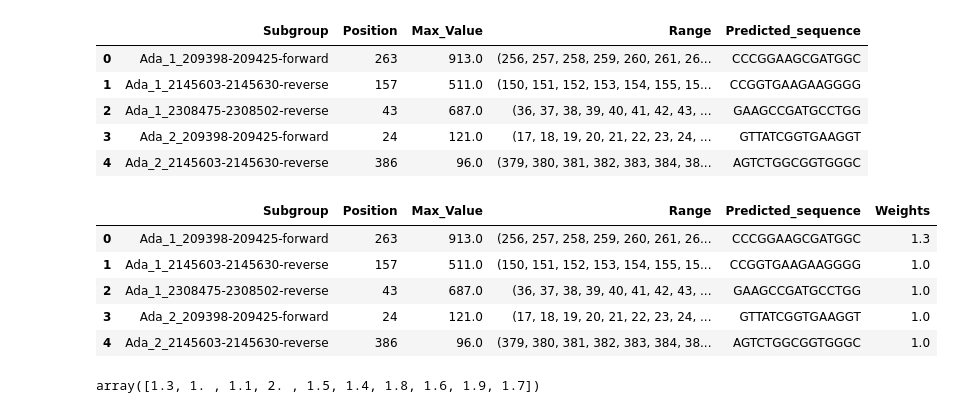
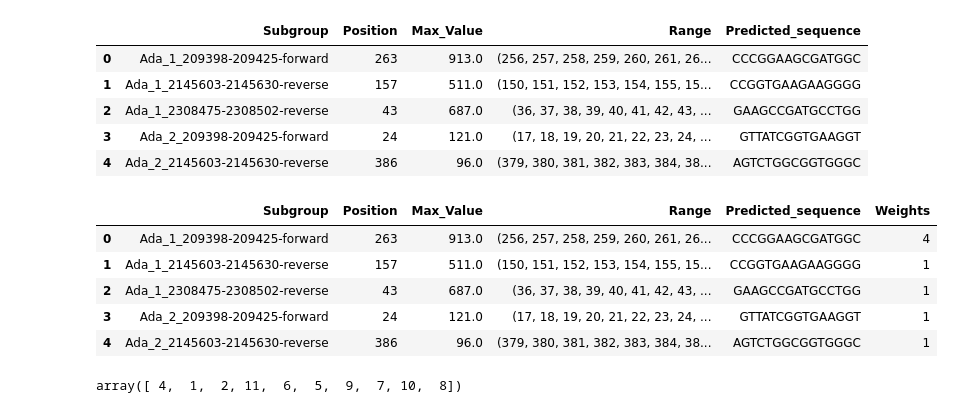
Before and after one commit to SpyrosAlvanakis/Molecular_Algorithms_project, a Jupyter notebook: Voting.ipynb, the cells around one changed output. Saved outputs shown, nothing was run; the diff lists cells and outputs as text; code cells hidden in the pictures.

```diff
--- a/Voting.ipynb
+++ b/Voting.ipynb
@@ -138,17 +138,22 @@ weighten_df.head()
 | 2 | Ada_1_2308475-2308502-reverse | 43 | 687.0 | (36, 37, 38, 39, 40, 41, 42, 43, ... | GAAGCCGATGCCTGG |
 | 3 | Ada_2_209398-209425-forward | 24 | 121.0 | (17, 18, 19, 20, 21, 22, 23, 24, ... | GTTATCGGTGAAGGT |
 | 4 | Ada_2_2145603-2145630-reverse | 386 | 96.0 | (379, 380, 381, 382, 383, 384, 38... | AGTCTGGCGGTGGGC |
+# %%
+weight_set_1 = {0:2, 1: 1.8, 2: 1.6, 3: 1.4, 4: 1.2, 5: 1, 6: 0.8, 7: 0.6, 8: 0.2}
+weight_set_2 = {0:3, 1: 2.5, 2: 2, 3: 1.5, 4: 1, 5: 0.5, 6: 0.3, 7: 0.2, 8: 0.1}
+weight_set_3 = {0:10, 1: 9, 2: 8, 3: 7, 4: 6, 5: 5, 6: 4, 7: 3, 8: 1}
+weight_set = weight_set_3
 # %%
-weighten_df = add_weights_with_similarity(weighten_df, streme_results)
+weighten_df = add_weights_with_similarity(weighten_df, streme_results, weight_set)
 weighten_df.head()
 # %% [output]
 |  | Subgroup | Position | Max_Value | Range | Predicted_sequence | Weights |
-| 0 | Ada_1_209398-209425-forward | 263 | 913.0 | (256, 257, 258, 259, 260, 261, 26... | CCCGGAAGCGATGGC | 1.3 |
-| 1 | Ada_1_2145603-2145630-reverse | 157 | 511.0 | (150, 151, 152, 153, 154, 155, 15... | CCGGTGAAGAAGGGG | 1.0 |
-| 2 | Ada_1_2308475-2308502-reverse | 43 | 687.0 | (36, 37, 38, 39, 40, 41, 42, 43, ... | GAAGCCGATGCCTGG | 1.0 |
-| 3 | Ada_2_209398-209425-forward | 24 | 121.0 | (17, 18, 19, 20, 21, 22, 23, 24, ... | GTTATCGGTGAAGGT | 1.0 |
-| 4 | Ada_2_2145603-2145630-reverse | 386 | 96.0 | (379, 380, 381, 382, 383, 384, 38... | AGTCTGGCGGTGGGC | 1.0 |
+| 0 | Ada_1_209398-209425-forward | 263 | 913.0 | (256, 257, 258, 259, 260, 261, 26... | CCCGGAAGCGATGGC | 4 |
+| 1 | Ada_1_2145603-2145630-reverse | 157 | 511.0 | (150, 151, 152, 153, 154, 155, 15... | CCGGTGAAGAAGGGG | 1 |
+| 2 | Ada_1_2308475-2308502-reverse | 43 | 687.0 | (36, 37, 38, 39, 40, 41, 42, 43, ... | GAAGCCGATGCCTGG | 1 |
+| 3 | Ada_2_209398-209425-forward | 24 | 121.0 | (17, 18, 19, 20, 21, 22, 23, 24, ... | GTTATCGGTGAAGGT | 1 |
+| 4 | Ada_2_2145603-2145630-reverse | 386 | 96.0 | (379, 380, 381, 382, 383, 384, 38... | AGTCTGGCGGTGGGC | 1 |
 # %%
 weighten_df.Weights.unique()
 # %% [output]
-array([1.3, 1. , 1.1, 2. , 1.5, 1.4, 1.8, 1.6, 1.9, 1.7])
+array([ 4,  1,  2, 11,  6,  5,  9,  7, 10,  8])
```
Also changed, not shown: parts of 2 cells of this notebook, 1 other file.
